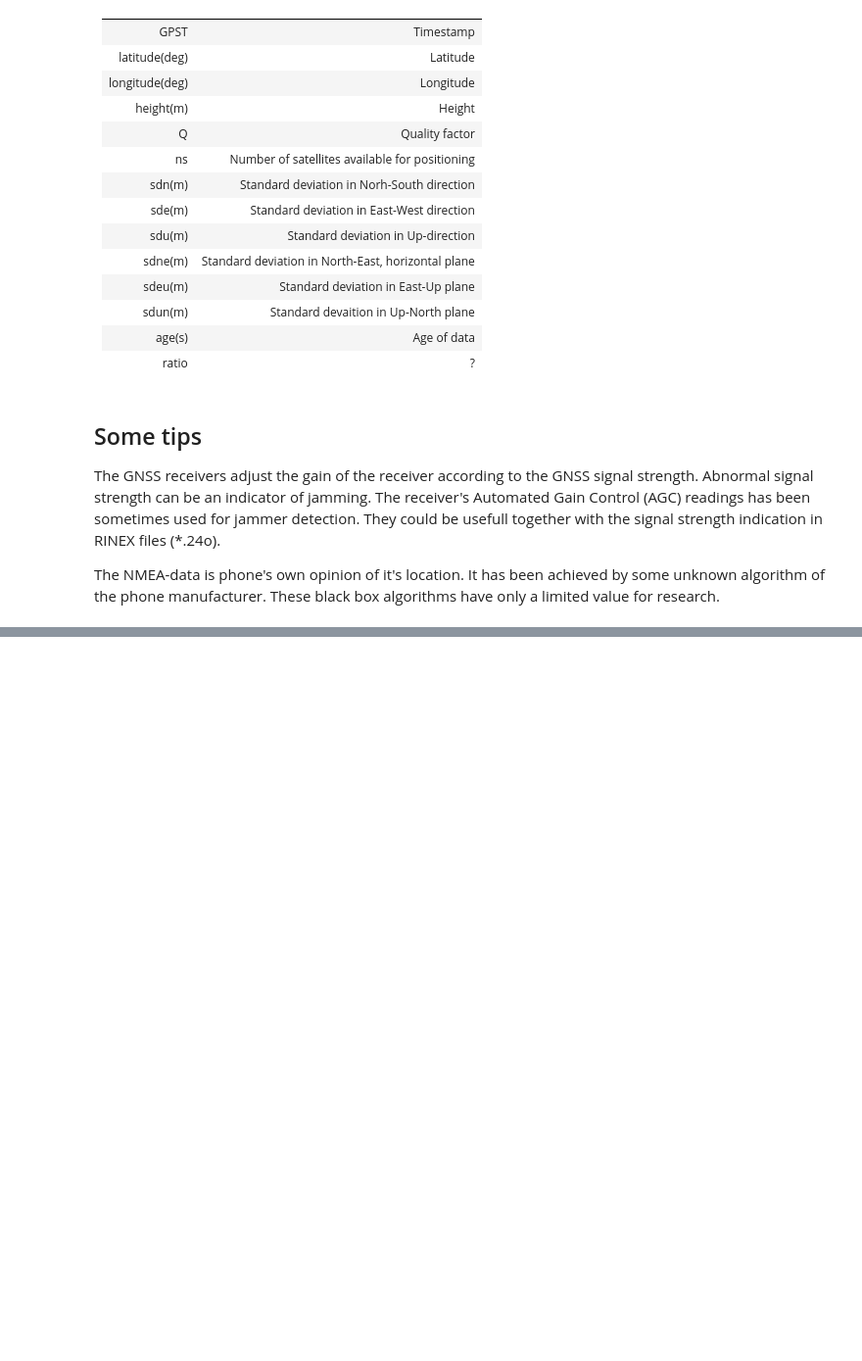
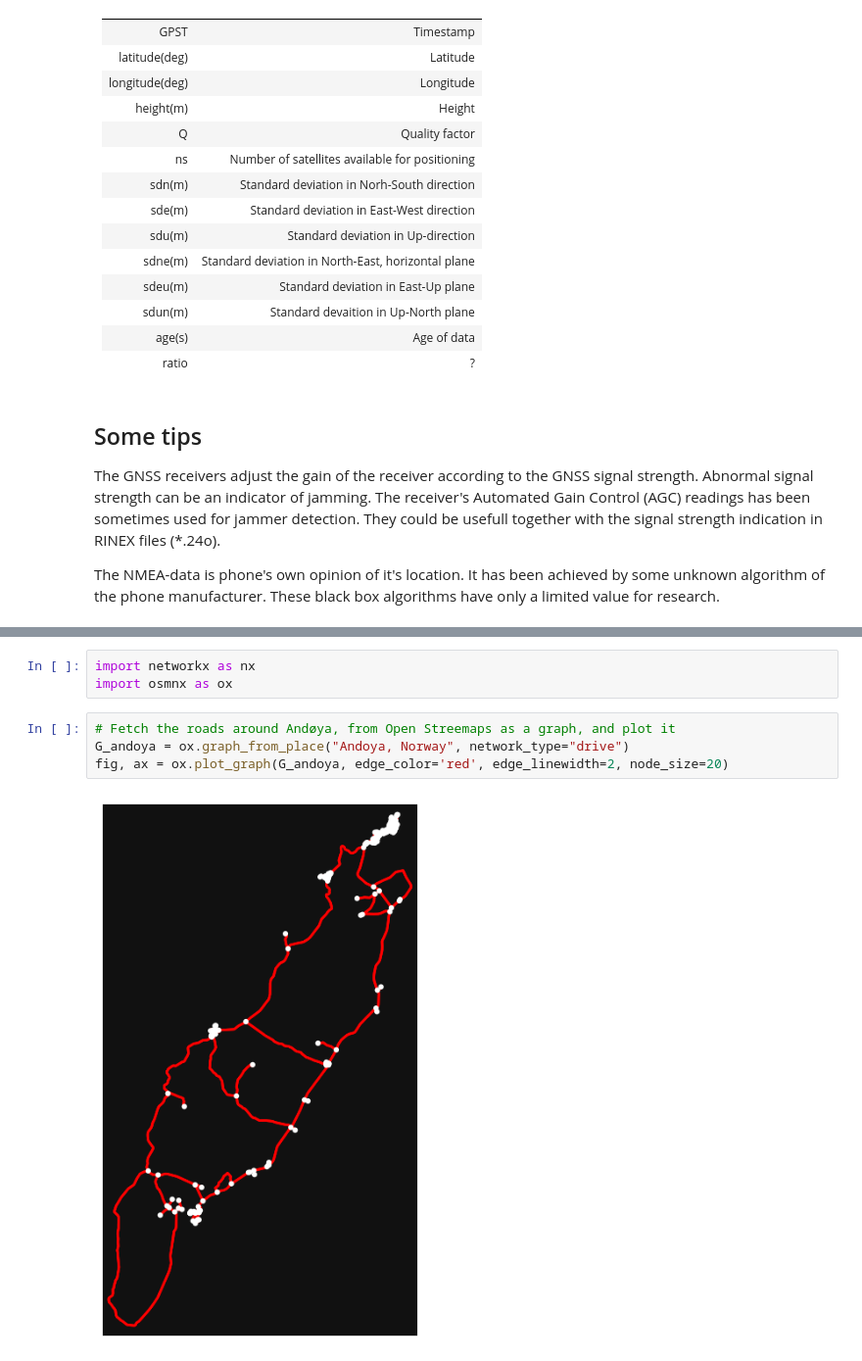
Before and after one commit to pevalisuo/AML, a Jupyter notebook: Exercises/Jammer_detection/Jamming_Detection.ipynb, the cells around one changed output, grey strips where cells are left out. Shown at 98% size. Cells and saved outputs as stored; diff of their text form; blank space fills up the shorter version.

Commit message:
Some tips for using grapht widgets

```diff
--- a/Exercises/Jammer_detection/Jamming_Detection.ipynb
+++ b/Exercises/Jammer_detection/Jamming_Detection.ipynb
@@ -83,0 +125,9 @@ The NMEA-data is phone's own opinion of it's location. It has been achieved by s
+# %%
+import networkx as nx
+import osmnx as ox
+# %%
+# Fetch the roads around Andøya, from Open Streemaps as a graph, and plot it
+G_andoya = ox.graph_from_place("Andoya, Norway", network_type="drive")
+fig, ax = ox.plot_graph(G_andoya, edge_color='red', edge_linewidth=2, node_size=20)
+# %% [output]
+[figure, added]
```
Also changed, not shown: parts of 8 cells of this notebook.
